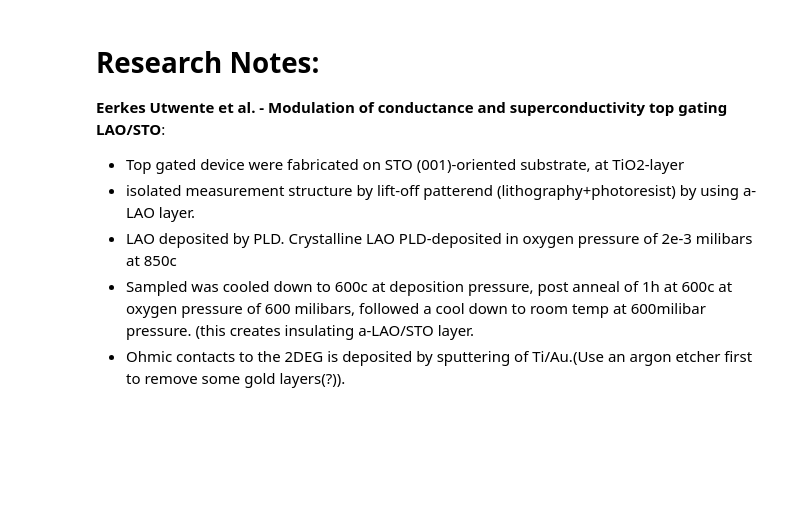
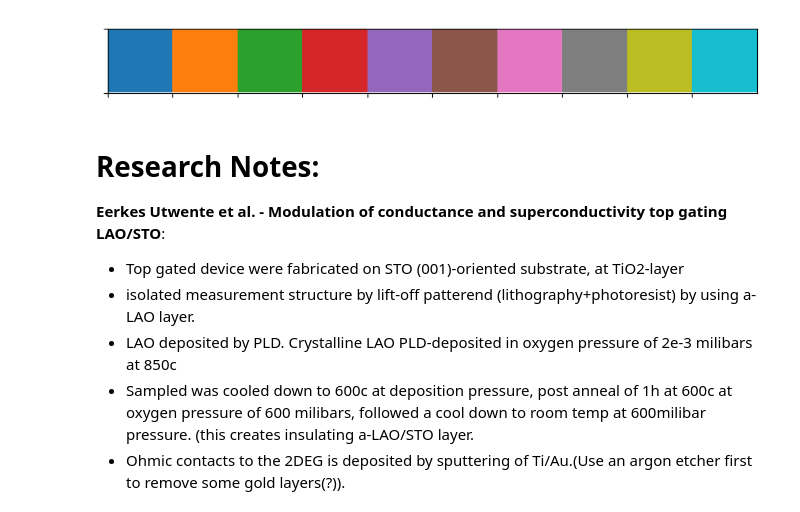
Before and after one commit to prabowobagas/Jupyter-Notebook-Thesis, a Jupyter notebook: Weekly Journal.ipynb, the cells around one changed output. Cells and saved outputs as stored; diff of their text form; code cells hidden in the pictures; blank space fills up the shorter version.

```diff
--- a/Weekly Journal.ipynb
+++ b/Weekly Journal.ipynb
@@ -1,15 +1,20 @@
 # %%
 import matplotlib.pyplot as plt
+import seaborn as sns
 import matplotlib as mpl
 import numpy as np
 import pandas as pd
 import scipy as sp
 
 plt.style.use('default')
 plt.style.use('seaborn-paper')
-
+current_palette = sns.color_palette(palette=None)
+sns.set_palette(palette=None)
+sns.palplot(current_palette)
 plot_width = 3.487
 plot_height = plot_width / 1.618
+# %% [output]
+[figure, added]
 # %% [markdown]
 # Research Notes:
 
```
Also changed, not shown: parts of 5 cells of this notebook.
